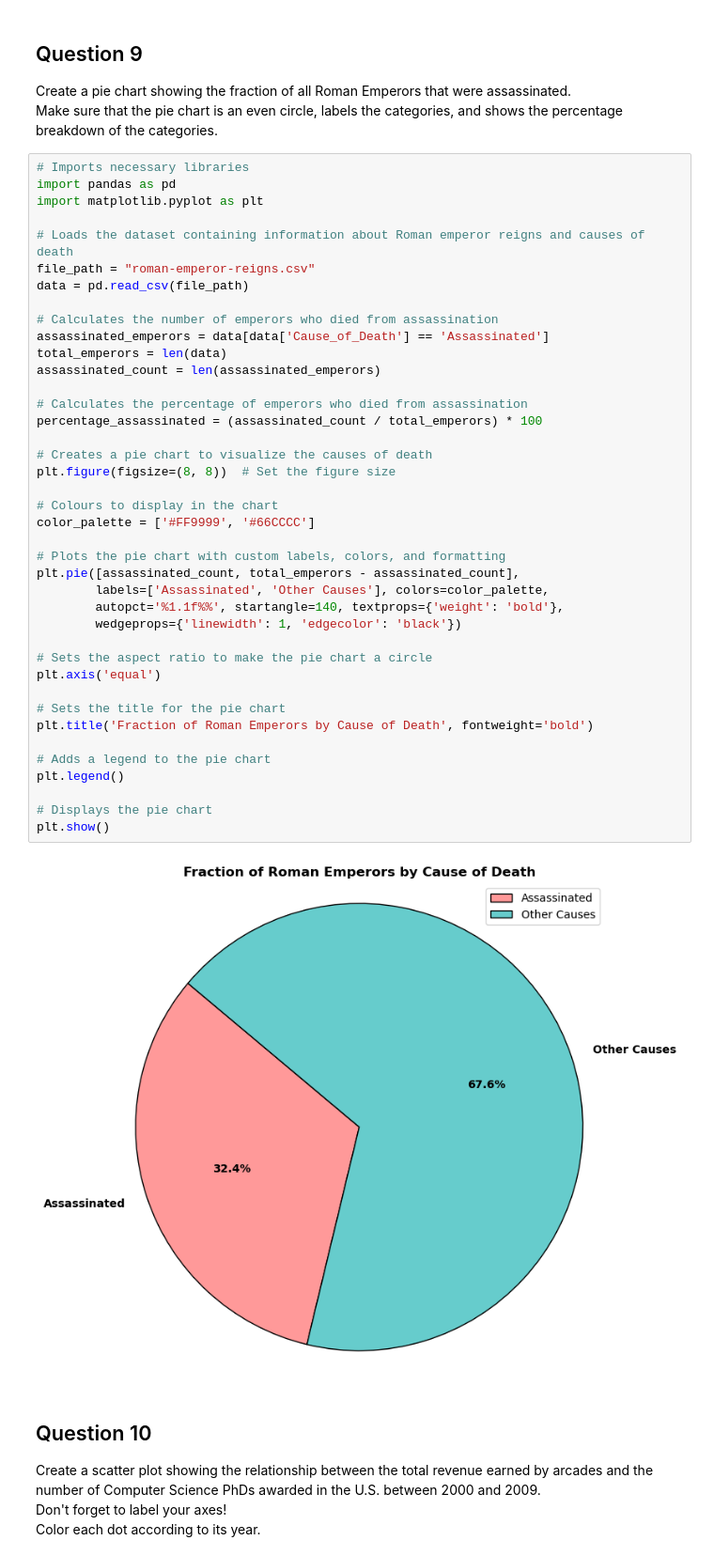
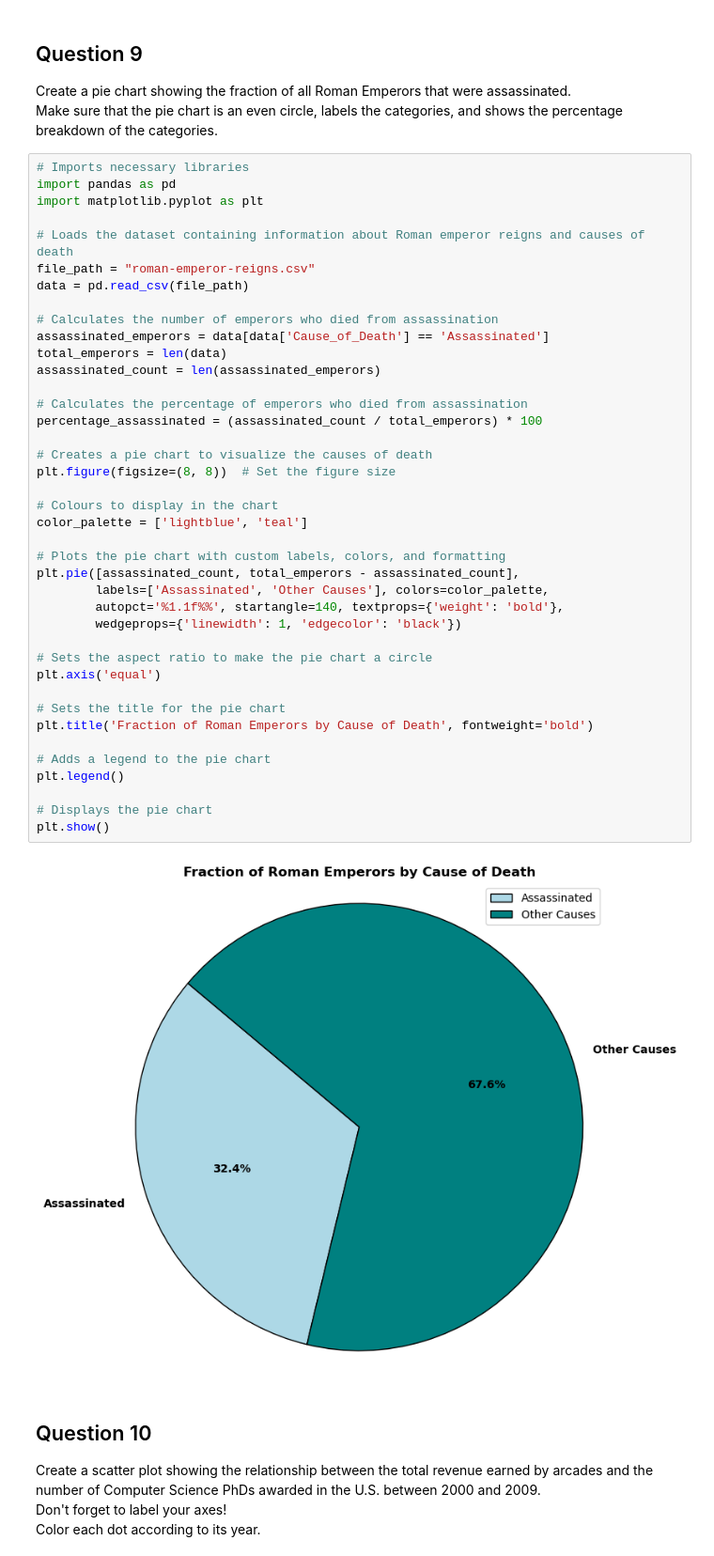
Before and after one commit to Avhimanhu-Sapkota-200547612/Avhimanhu.Sapkota.BDAT1004.PS3, a Jupyter notebook: Problem_Set_3_200547612.ipynb, the cells around one changed output. Shown at 94% size. Saved outputs shown, nothing was run; the diff lists cells and outputs as text.

```diff
--- a/Problem_Set_3_200547612.ipynb
+++ b/Problem_Set_3_200547612.ipynb
@@ -1155,35 +1155,35 @@ data = pd.read_csv(file_path)
 assassinated_emperors = data[data['Cause_of_Death'] == 'Assassinated']
 total_emperors = len(data)
 assassinated_count = len(assassinated_emperors)
 
 # Calculates the percentage of emperors who died from assassination
 percentage_assassinated = (assassinated_count / total_emperors) * 100
 
 # Creates a pie chart to visualize the causes of death
 plt.figure(figsize=(8, 8))  # Set the figure size
 
 # Colours to display in the chart
-color_palette = ['#FF9999', '#66CCCC']
+color_palette = ['lightblue', 'teal']
 
 # Plots the pie chart with custom labels, colors, and formatting
 plt.pie([assassinated_count, total_emperors - assassinated_count],
         labels=['Assassinated', 'Other Causes'], colors=color_palette,
         autopct='%1.1f%%', startangle=140, textprops={'weight': 'bold'},
         wedgeprops={'linewidth': 1, 'edgecolor': 'black'})
 
 # Sets the aspect ratio to make the pie chart a circle
 plt.axis('equal')
 
 # Sets the title for the pie chart
 plt.title('Fraction of Roman Emperors by Cause of Death', fontweight='bold')
 
 # Adds a legend to the pie chart
 plt.legend()
 
 # Displays the pie chart
 plt.show()
 # %% [output]
-[figure, old version]
+[figure, new version]
 # %% [markdown]
 <h2>Question 10</h2>
 Create a scatter plot showing the relationship between the total revenue earned by
```
Also changed, not shown: parts of 2 cells of this notebook.
